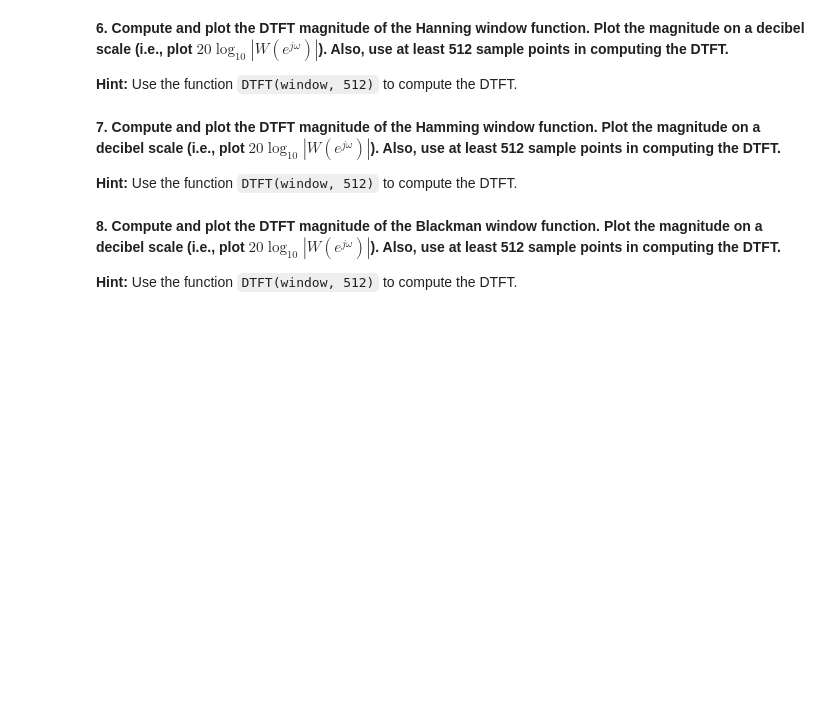
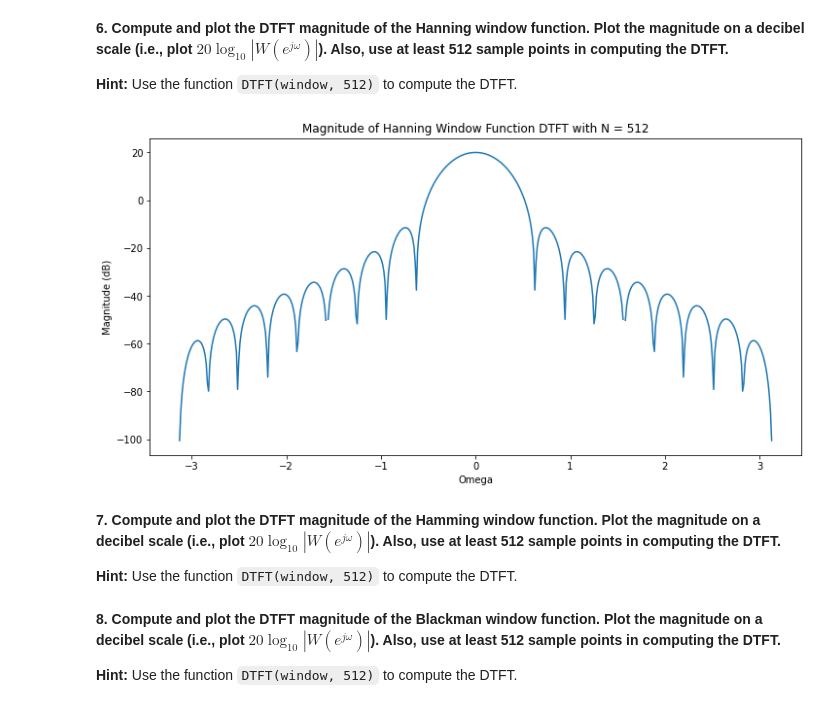
Before and after one commit to cdavin2/dsp_lab05b, a Jupyter notebook: lab05b_final_report.ipynb, the cells around one changed output. Cells and saved outputs as stored; diff of their text form; code cells hidden in the pictures; blank space fills up the shorter version.

```diff
--- a/lab05b_final_report.ipynb
+++ b/lab05b_final_report.ipynb
@@ -152,3 +137,16 @@ plt.figure()
+# %%
+# insert your code here
+hann_widow_DTFT, w = DTFT(hann_widow, 512)
+plt.title("Magnitude of Hanning Window Function DTFT with N = 512")
+plt.ylabel("Magnitude (dB)")
+plt.xlabel("Omega")
+plt.plot(w, 20*np.log10(np.abs(hann_widow_DTFT)))
+plt.show()
+
+# hamm_widow
+# black_widow
+# %% [output]
+[figure, added]
 # %% [markdown]
 **7. Compute and plot the DTFT magnitude of the Hamming window function. Plot the magnitude on a decibel scale (i.e., plot $20\log_{10}|W(e^{j\omega})|$). Also, use at least 512 sample points in computing the DTFT.**
 
```
Also changed, not shown: parts of 31 cells of this notebook.
